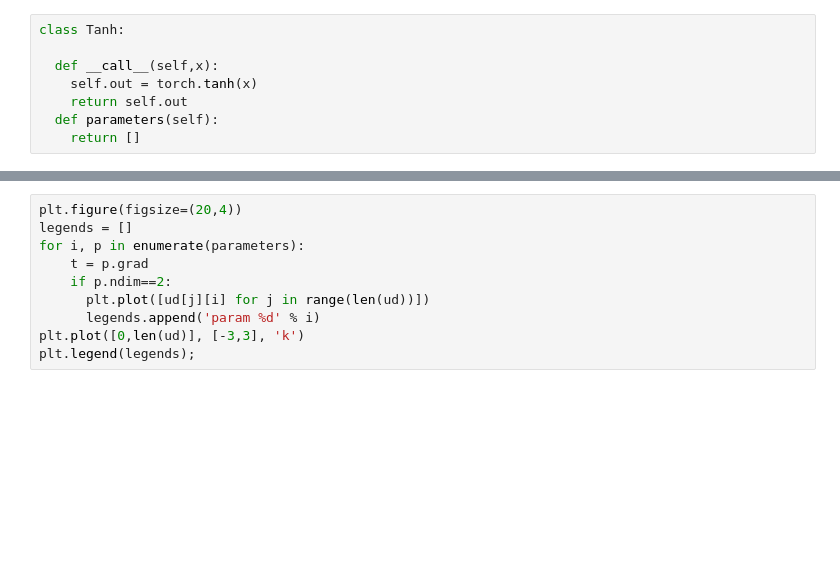
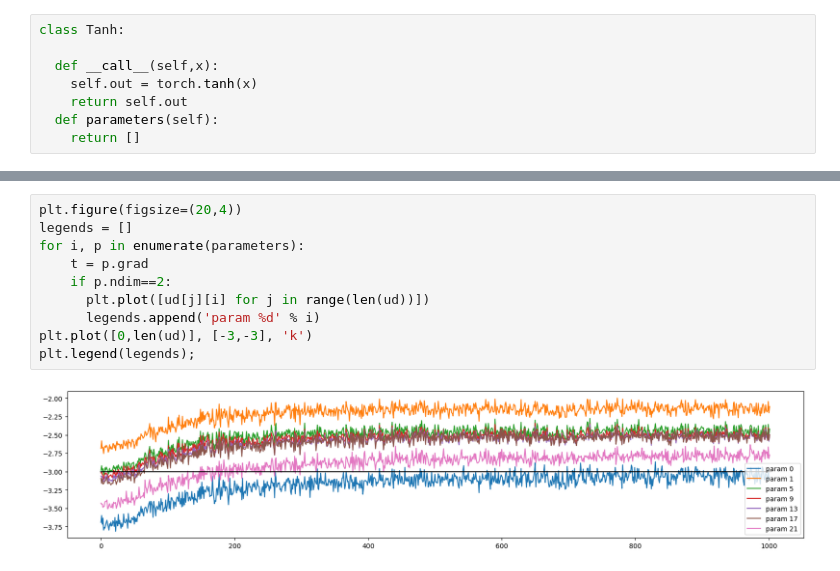
Before and after one commit to inosven/Neural-Networks-Zero-to-Hero, a Jupyter notebook: Building_makemore_Part_3_Activations_&_Gradients,_BatchNorm.ipynb, the cells around one changed output, grey strips where cells are left out. Drawn from its saved outputs; the diff is of its cells as text; blank space fills up the shorter version.

```diff
--- a/Building_makemore_Part_3_Activations_&_Gradients,_BatchNorm.ipynb
+++ b/Building_makemore_Part_3_Activations_&_Gradients,_BatchNorm.ipynb
@@ -569,13 +553,15 @@ weight  (100, 27) | mean -0.000000 | std 1.745762e-02 | grad:data ratio 7.664224
 # %%
 plt.figure(figsize=(20,4))
 legends = []
 for i, p in enumerate(parameters):
     t = p.grad
     if p.ndim==2:
       plt.plot([ud[j][i] for j in range(len(ud))])
       legends.append('param %d' % i)
-plt.plot([0,len(ud)], [-3,3], 'k')
+plt.plot([0,len(ud)], [-3,-3], 'k')
 plt.legend(legends);
+# %% [output]
+[figure, added]
 # %%
 # predict
 g = torch.Generator().manual_seed(12315189)
```
Also changed, not shown: parts of 7 cells of this notebook.
